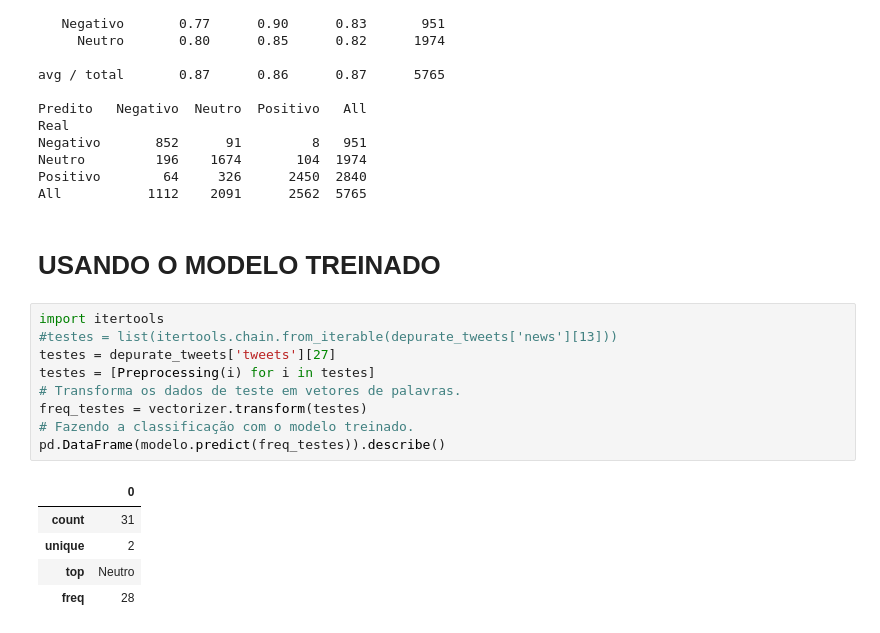
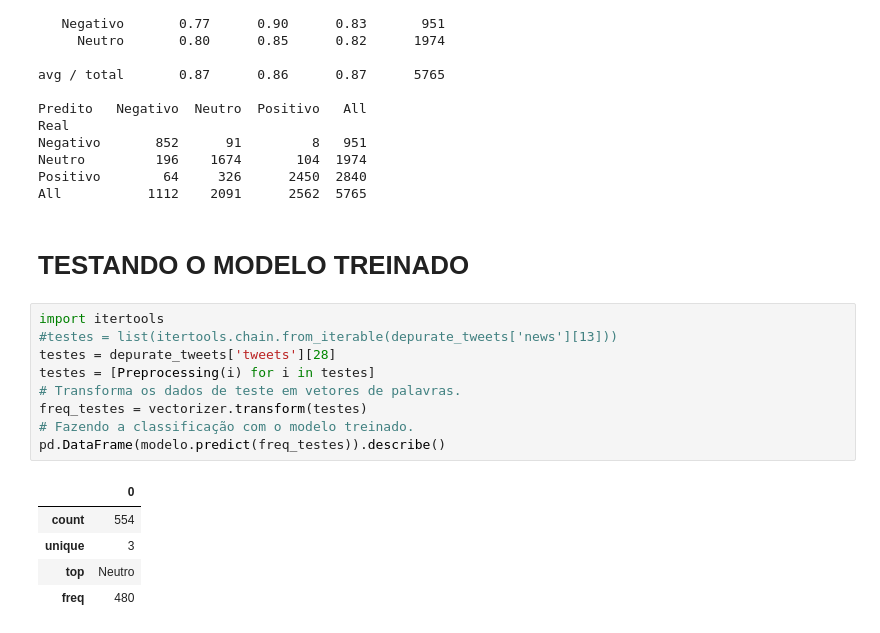
Before and after one commit to igorecarvalho/gcc153_dm_and_sent_analysis, a Jupyter notebook: notebook/Traininig.ipynb, the cells around one changed output. Cells and saved outputs as stored; diff of their text form.

```diff
--- a/notebook/Traininig.ipynb
+++ b/notebook/Traininig.ipynb
@@ -142,22 +142,22 @@ Neutro         196    1674       104  1974
 Positivo        64     326      2450  2840
 All           1112    2091      2562  5765
 # %% [markdown]
-# USANDO O MODELO TREINADO
+# TESTANDO O MODELO TREINADO
 # %%
 import itertools
 #testes = list(itertools.chain.from_iterable(depurate_tweets['news'][13]))
-testes = depurate_tweets['tweets'][27]
+testes = depurate_tweets['tweets'][28]
 testes = [Preprocessing(i) for i in testes]
 # Transforma os dados de teste em vetores de palavras.
 freq_testes = vectorizer.transform(testes)
 # Fazendo a classificação com o modelo treinado.
 pd.DataFrame(modelo.predict(freq_testes)).describe()
 # %% [output]
 |  | 0 |
-| count | 31 |
-| unique | 2 |
+| count | 554 |
+| unique | 3 |
 | top | Neutro |
-| freq | 28 |
+| freq | 480 |
 # %%
 # Probabilidades de cada classe
 print (modelo.classes_)
```
Also changed, not shown: parts of 8 cells of this notebook, 2 other files.
